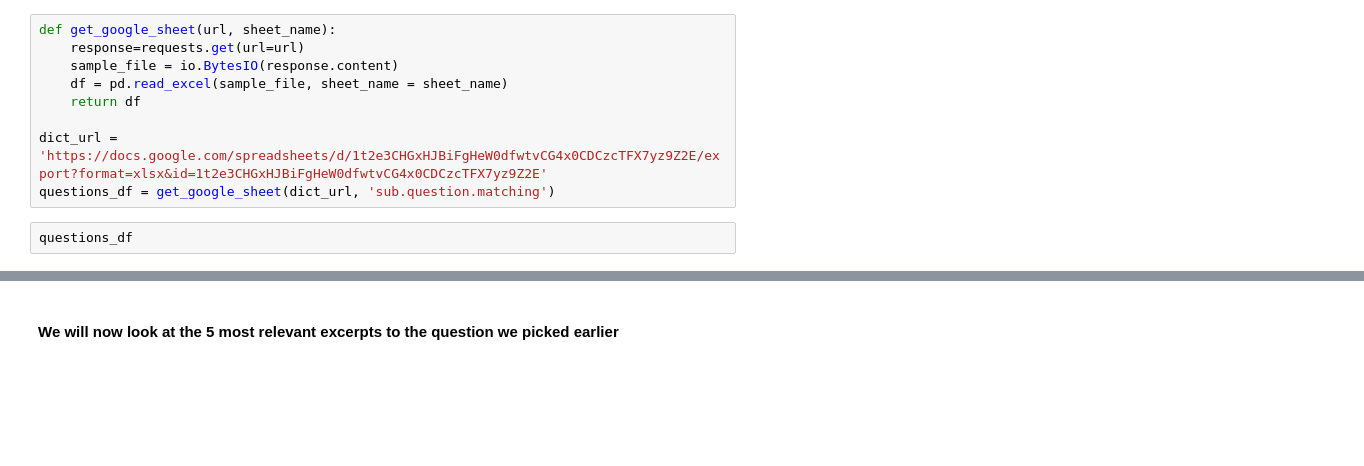
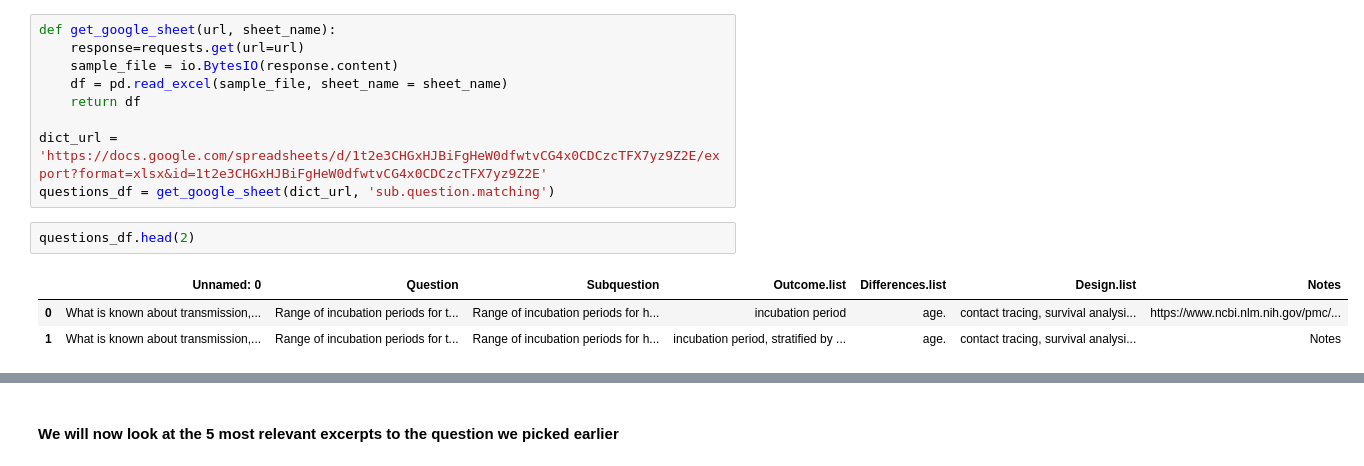
Before and after one commit to mahtablci1/Kaggle, a Jupyter notebook: notebooks/Risk Factor Analysis - Modularized.ipynb, the cells around one changed output, grey strips where cells are left out. Saved outputs shown, nothing was run; the diff lists cells and outputs as text; blank space fills up the shorter version.

```diff
--- a/notebooks/Risk Factor Analysis - Modularized.ipynb
+++ b/notebooks/Risk Factor Analysis - Modularized.ipynb
@@ -641,7 +696,11 @@ def get_google_sheet(url, sheet_name):
 dict_url = 'https://docs.google.com/spreadsheets/d/1t2e3CHGxHJBiFgHeW0dfwtvCG4x0CDCzcTFX7yz9Z2E/export?format=xlsx&id=1t2e3CHGxHJBiFgHeW0dfwtvCG4x0CDCzcTFX7yz9Z2E'
 questions_df = get_google_sheet(dict_url, 'sub.question.matching')
 # %%
-questions_df
+questions_df.head(2)
+# %% [output]
+|  | Unnamed: 0 | Question | Subquestion | Outcome.list | Differences.list | Design.list | Notes |
+| 0 | What is known about transmission,... | Range of incubation periods for t... | Range of incubation periods for h... | incubation period | age. | contact tracing, survival analysi... | https://www.ncbi.nlm.nih.gov/pmc/... |
+| 1 | What is known about transmission,... | Range of incubation periods for t... | Range of incubation periods for h... | incubation period, stratified by ... | age. | contact tracing, survival analysi... | Notes |
 # %%
 # Picking a sample question for analysis
 ques = questions_df.iloc[127]['Subquestion']
```
Also changed, not shown: parts of 17 cells of this notebook.
